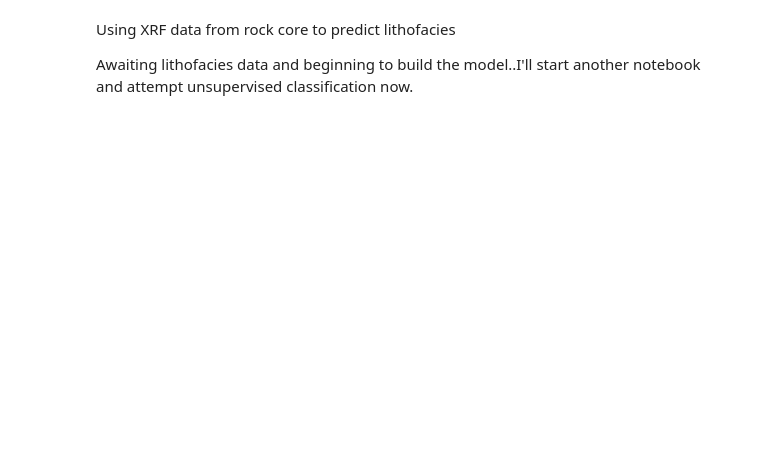
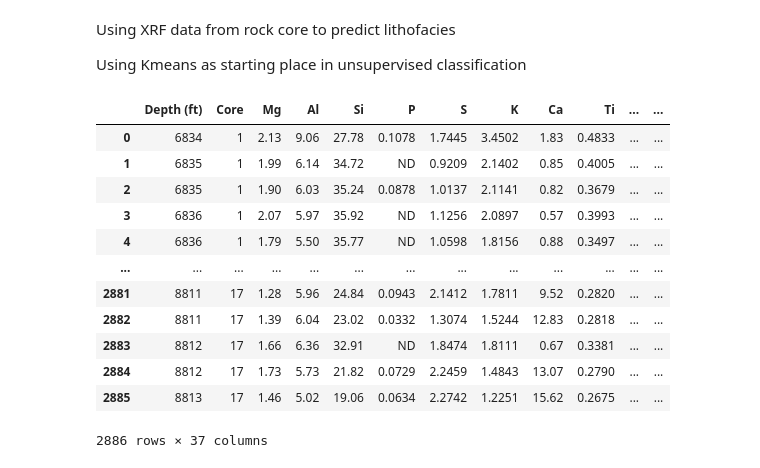
Before and after one commit to Jenica-A/Geologic_facies_classification, a Jupyter notebook: Lithofacies_Classification.ipynb, the cells around one changed output. Drawn from its saved outputs; the diff is of its cells as text; code cells hidden in the pictures; blank space fills up the shorter version.

```diff
--- a/Lithofacies_Classification.ipynb
+++ b/Lithofacies_Classification.ipynb
@@ -1,7 +1,7 @@
 # %% [markdown]
 Using XRF data from rock core to predict lithofacies
 
-Awaiting lithofacies data and beginning to build the model..I'll start another notebook and attempt unsupervised classification now.
+Using Kmeans as starting place in unsupervised classification
 # %%
 import pandas as pd
 from sklearn.linear_model import LogisticRegression
@@ -32,0 +12,18 @@ print('Accuracy:', accuracy)
+# %%
+# Load the data
+df = pd.read_csv('xrf_data_core_g.csv')
+df
+# %% [output]
+|  | Depth (ft) | Core | Mg | Al | Si | P | S | K | Ca | Ti | ... | ... |
+| 0 | 6834 | 1 | 2.13 | 9.06 | 27.78 | 0.1078 | 1.7445 | 3.4502 | 1.83 | 0.4833 | ... | ... |
+| 1 | 6835 | 1 | 1.99 | 6.14 | 34.72 | ND | 0.9209 | 2.1402 | 0.85 | 0.4005 | ... | ... |
+| 2 | 6835 | 1 | 1.90 | 6.03 | 35.24 | 0.0878 | 1.0137 | 2.1141 | 0.82 | 0.3679 | ... | ... |
+| 3 | 6836 | 1 | 2.07 | 5.97 | 35.92 | ND | 1.1256 | 2.0897 | 0.57 | 0.3993 | ... | ... |
+| 4 | 6836 | 1 | 1.79 | 5.50 | 35.77 | ND | 1.0598 | 1.8156 | 0.88 | 0.3497 | ... | ... |
+| ... | ... | ... | ... | ... | ... | ... | ... | ... | ... | ... | ... | ... |
+| 2881 | 8811 | 17 | 1.28 | 5.96 | 24.84 | 0.0943 | 2.1412 | 1.7811 | 9.52 | 0.2820 | ... | ... |
+| 2882 | 8811 | 17 | 1.39 | 6.04 | 23.02 | 0.0332 | 1.3074 | 1.5244 | 12.83 | 0.2818 | ... | ... |
+| 2883 | 8812 | 17 | 1.66 | 6.36 | 32.91 | ND | 1.8474 | 1.8111 | 0.67 | 0.3381 | ... | ... |
+| 2884 | 8812 | 17 | 1.73 | 5.73 | 21.82 | 0.0729 | 2.2459 | 1.4843 | 13.07 | 0.2790 | ... | ... |
+| 2885 | 8813 | 17 | 1.46 | 5.02 | 19.06 | 0.0634 | 2.2742 | 1.2251 | 15.62 | 0.2675 | ... | ... |
+2886 rows × 37 columns
```
Also changed, not shown: parts of 10 cells of this notebook.
